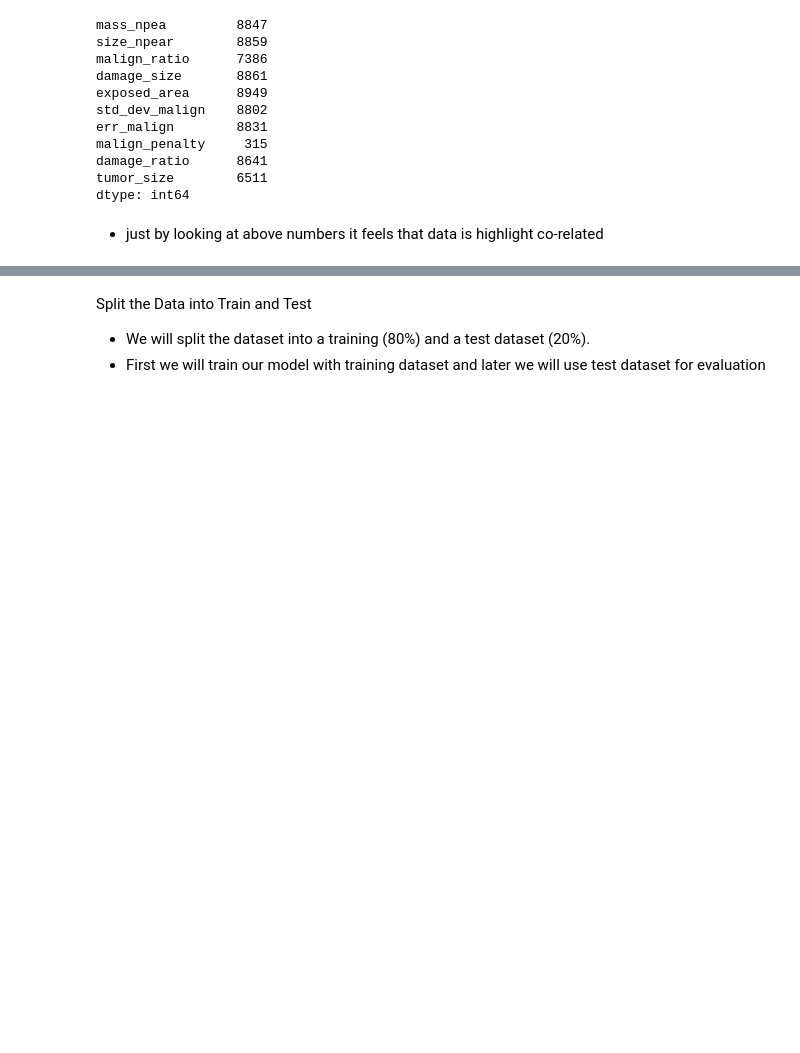
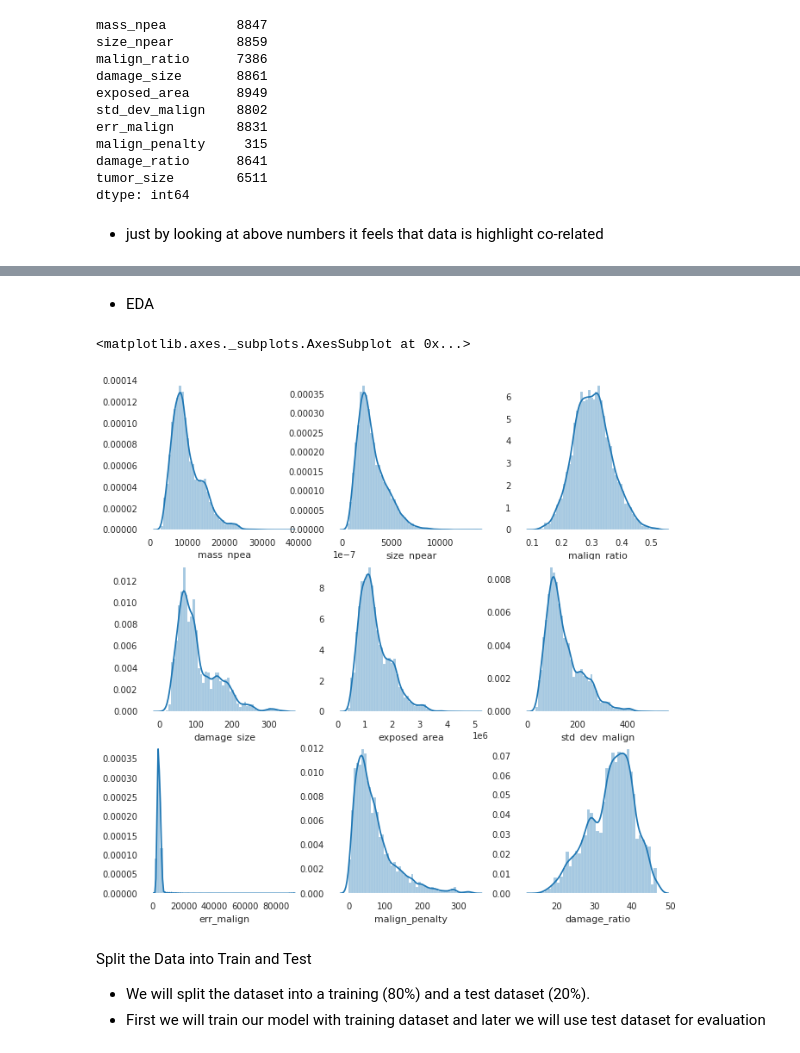
Before and after one commit to DsStudentSid/DL-Assignments, a Jupyter notebook: Melanoma_Tumor_Size.ipynb, the cells around one changed output, grey strips where cells are left out. Cells and saved outputs as stored; diff of their text form; code cells hidden in the pictures; blank space fills up the shorter version.

```diff
--- a/Melanoma_Tumor_Size.ipynb
+++ b/Melanoma_Tumor_Size.ipynb
@@ -184,6 +184,31 @@ df_melanoma.describe()
 report = p_p.ProfileReport(df_melanoma)
 #covert profile report as html file
 report.to_file("Melanoma-EDA.html")
+# %% [markdown]
+* EDA
+# %%
+plt.figure(figsize=(11,11))
+plt.subplot(3,3,1)
+sns.distplot(df_melanoma.mass_npea)
+plt.subplot(3,3,2)
+sns.distplot(df_melanoma.size_npear)
+plt.subplot(3,3,3)
+sns.distplot(df_melanoma.malign_ratio)
+plt.subplot(3,3,4)
+sns.distplot(df_melanoma.damage_size)
+plt.subplot(3,3,5)
+sns.distplot(df_melanoma.exposed_area)
+plt.subplot(3,3,6)
+sns.distplot(df_melanoma.std_dev_malign)
+plt.subplot(3,3,7)
+sns.distplot(df_melanoma.err_malign)
+plt.subplot(3,3,8)
+sns.distplot(df_melanoma.malign_penalty)
+plt.subplot(3,3,9)
+sns.distplot(df_melanoma.damage_ratio)
+# %% [output]
+<matplotlib.axes._subplots.AxesSubplot at 0x...>
+[figure, added]
 # %% [markdown]
 Split the Data into Train and Test
 
```
